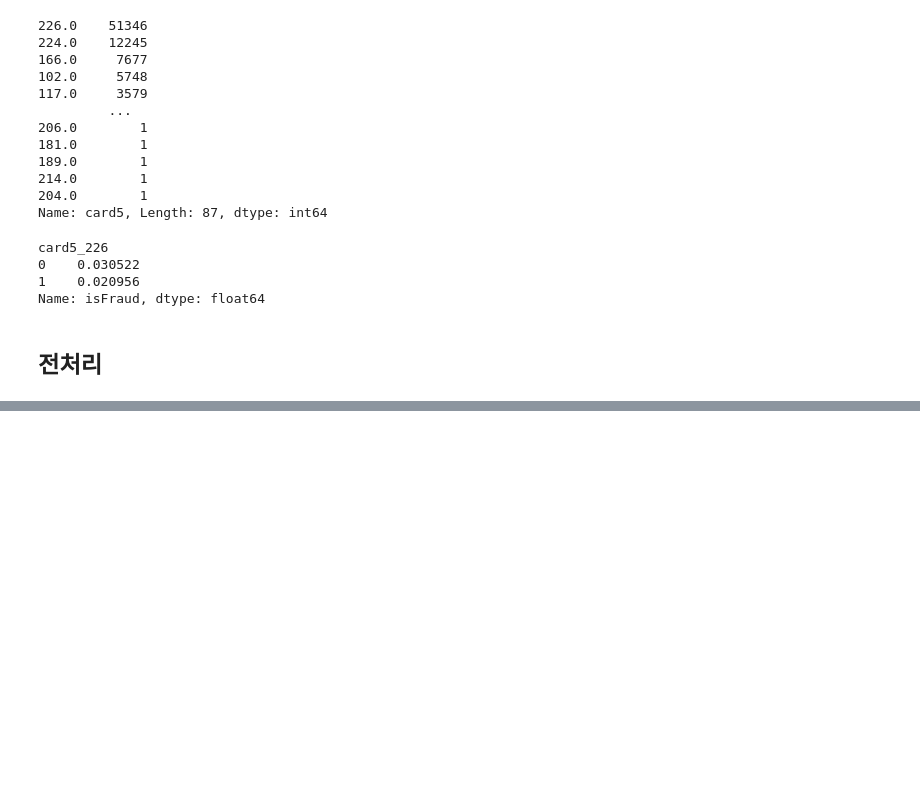
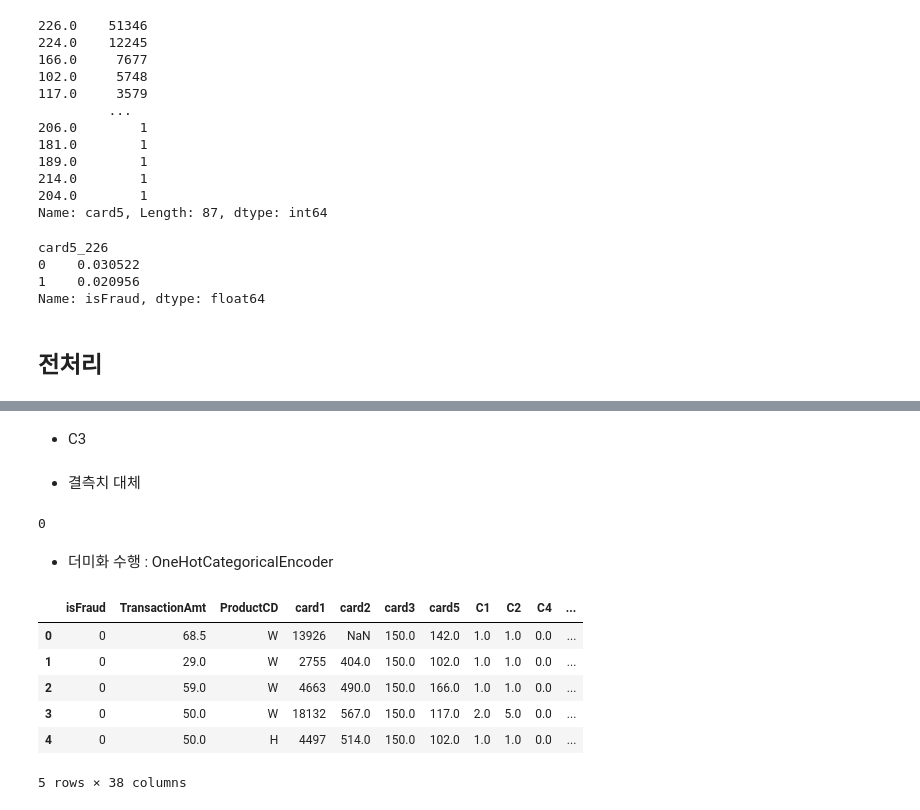
Before and after one commit to seonydg/ml-classification-IEEE-CIS-Fraud-Detection, a Jupyter notebook: IEEE-CIS Fraud Detection.ipynb, the cells around one changed output, grey strips where cells are left out. Saved outputs shown, nothing was run; the diff lists cells and outputs as text; code cells hidden in the pictures; blank space fills up the shorter version.

```diff
--- a/IEEE-CIS Fraud Detection.ipynb
+++ b/IEEE-CIS Fraud Detection.ipynb
@@ -657,0 +662,3 @@ Name: isFraud, dtype: float64
+# %%
+df['american_express'] = (df.loc[:, 'card4'] == 'american express').astype(int)
+df.drop('card4', axis=1, inplace=True)
@@ -657,0 +667,3 @@ Name: isFraud, dtype: float64
+# %%
+df['credits'] = (df.loc[:, 'card6'] == 'credit').astype(int)
+df.drop('card6', axis=1, inplace=True)
@@ -657,0 +672,26 @@ Name: isFraud, dtype: float64
+# %%
+df.drop(['P_emaildomain', 'R_emaildomain'], axis=1, inplace=True)
+# %% [markdown]
+- C3
+# %%
+df['C3_over_1'] = (df['C3'] >= 1).astype(int)
+df.drop('C3', axis=1, inplace=True)
+# %% [markdown]
+- 결측치 대체
+# %%
+# 탐색 과정에서 결측치 대체
+df[M_columns].isnull().sum(axis=1).sum()
+# %% [output]
+0
+# %% [markdown]
+- 더미화 수행 : OneHotCategoricalEncoder
+# %%
+df.head()
+# %% [output]
+|  | isFraud | TransactionAmt | ProductCD | card1 | card2 | card3 | card5 | C1 | C2 | C4 | ... |
+| 0 | 0 | 68.5 | W | 13926 | NaN | 150.0 | 142.0 | 1.0 | 1.0 | 0.0 | ... |
+| 1 | 0 | 29.0 | W | 2755 | 404.0 | 150.0 | 102.0 | 1.0 | 1.0 | 0.0 | ... |
+| 2 | 0 | 59.0 | W | 4663 | 490.0 | 150.0 | 166.0 | 1.0 | 1.0 | 0.0 | ... |
+| 3 | 0 | 50.0 | W | 18132 | 567.0 | 150.0 | 117.0 | 2.0 | 5.0 | 0.0 | ... |
+| 4 | 0 | 50.0 | H | 4497 | 514.0 | 150.0 | 102.0 | 1.0 | 1.0 | 0.0 | ... |
+5 rows × 38 columns
```
Also changed, not shown: parts of 19 cells of this notebook.
